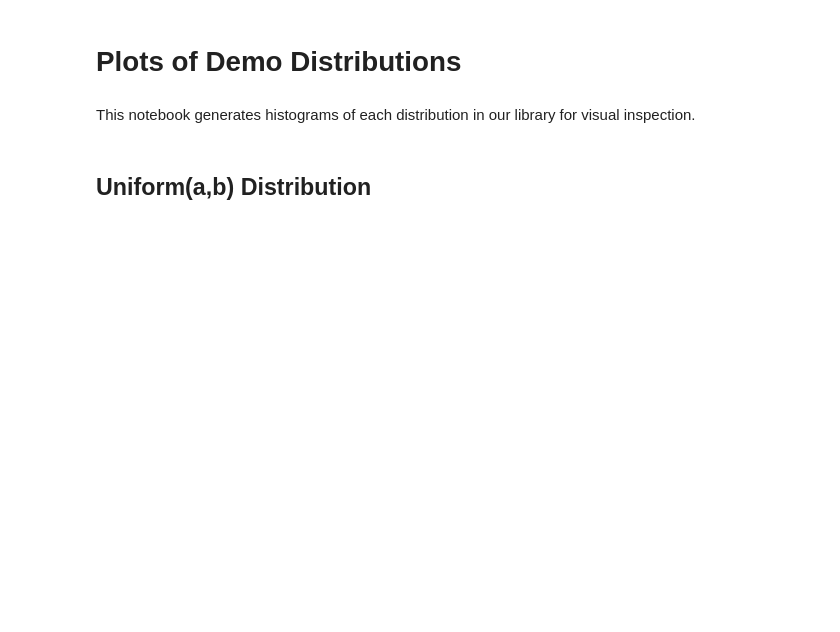
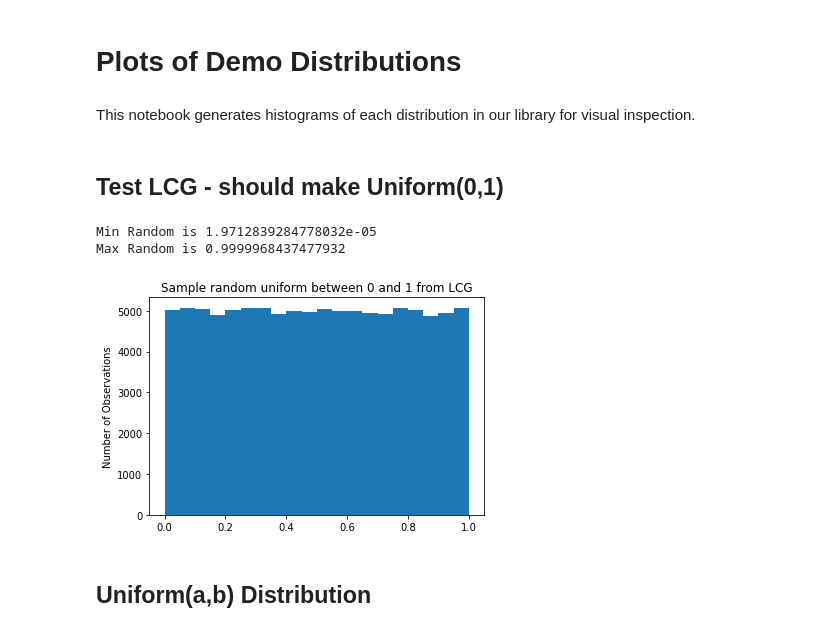
Before and after one commit to spencervore-dev/simulation_course_random_variate_generation_example, a Jupyter notebook: plot_distributions.ipynb, the cells around one changed output. Drawn from its saved outputs; the diff is of its cells as text; code cells hidden in the pictures; blank space fills up the shorter version.

```diff
--- a/plot_distributions.ipynb
+++ b/plot_distributions.ipynb
@@ -8,6 +8,25 @@ import matplotlib.pyplot as plt
 import matplotlib.ticker as mtick
 
 # Import the other script where we define all the functions
+# %% [markdown]
+## Test LCG - should make Uniform(0,1)
+# %%
+# Instantiate lcg class to make the object
+lcg = rds.lcg_class()
+
+unifs = [lcg.rand() for _ in range(100_000)]
+
+print(f"Min Random is {min(unifs)}")
+print(f"Max Random is {max(unifs)}")
+
+plt.hist(unifs, bins=20)
+plt.title(f"Sample random uniform between 0 and 1 from LCG")
+plt.ylabel("Number of Observations")
+plt.show()
+# %% [output]
+Min Random is 1.9712839284778032e-05
+Max Random is 0.9999968437477932
+[figure, added]
 # %% [markdown]
 ## Uniform(a,b) Distribution
 # %%
```
Also changed, not shown: parts of 15 cells of this notebook, 1 other file.
